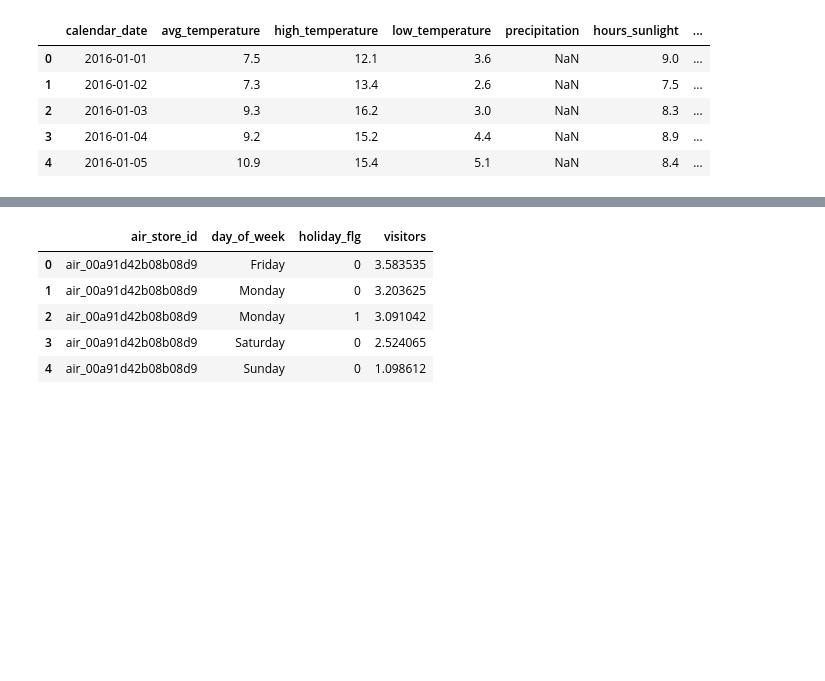
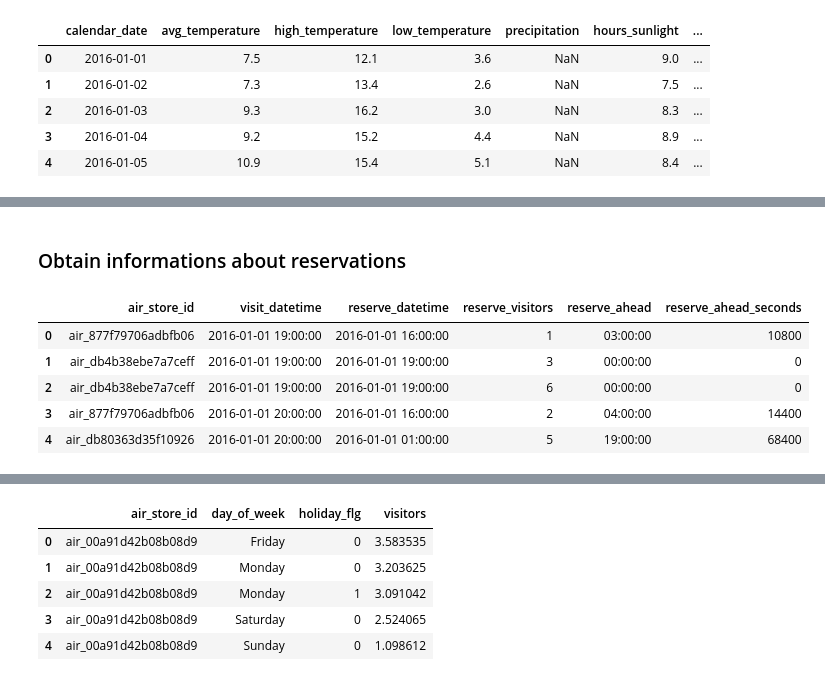
Before and after one commit to EulerFaria/Machine-Learning-Final-Project, a Jupyter notebook: Recruit Restaurant Visitor Forecasting.ipynb, the cells around one changed output, grey strips where cells are left out. Cells and saved outputs as stored; diff of their text form; code cells hidden in the pictures; blank space fills up the shorter version.

```diff
--- a/Recruit Restaurant Visitor Forecasting.ipynb
+++ b/Recruit Restaurant Visitor Forecasting.ipynb
@@ -223,0 +270,2 @@ Dataset shape: (252108, 20)
+# %% [markdown]
+### Obtain informations about reservations
@@ -223,0 +276,9 @@ Dataset shape: (252108, 20)
+# %%
+air_reserve.head()
+# %% [output]
+|  | air_store_id | visit_datetime | reserve_datetime | reserve_visitors | reserve_ahead | reserve_ahead_seconds |
+| 0 | air_877f79706adbfb06 | 2016-01-01 19:00:00 | 2016-01-01 16:00:00 | 1 | 03:00:00 | 10800 |
+| 1 | air_db4b38ebe7a7ceff | 2016-01-01 19:00:00 | 2016-01-01 19:00:00 | 3 | 00:00:00 | 0 |
+| 2 | air_db4b38ebe7a7ceff | 2016-01-01 19:00:00 | 2016-01-01 19:00:00 | 6 | 00:00:00 | 0 |
+| 3 | air_877f79706adbfb06 | 2016-01-01 20:00:00 | 2016-01-01 16:00:00 | 2 | 04:00:00 | 14400 |
+| 4 | air_db80363d35f10926 | 2016-01-01 20:00:00 | 2016-01-01 01:00:00 | 5 | 19:00:00 | 68400 |
```
Also changed, not shown: parts of 37 cells of this notebook.
